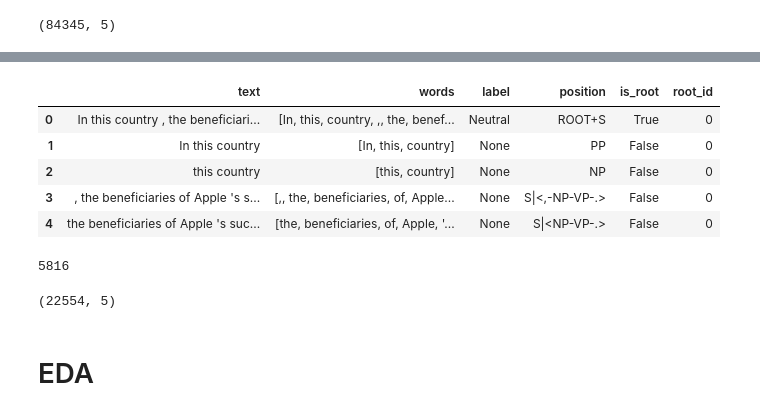
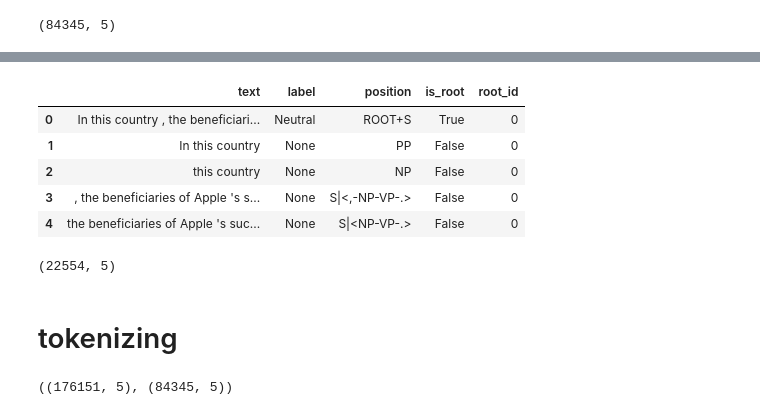
Before and after one commit to alexdauenhauer/Political-Bias-Detection, a Jupyter notebook: prelimDataExploration.ipynb, the cells around one changed output, grey strips where cells are left out. Drawn from its saved outputs; the diff is of its cells as text; code cells hidden in the pictures.

```diff
--- a/prelimDataExploration.ipynb
+++ b/prelimDataExploration.ipynb
@@ -110,7 +110,7 @@ None : the most
 # %% [markdown]
 # Pull data into DataFrame
 # %%
-def readNodes(tree, root_id, treeList, wordList):
+def readNodes(tree, root_id, treeList):
     for node in tree:
         if isinstance(node, treeUtil.nodeObj):
             if hasattr(node, 'label'):
@@ -119,19 +119,23 @@ def readNodes(tree, root_id, treeList, wordList):
                 label = None
             is_root = True if 'root' in node.pos.lower() else False
             text = node.get_words()
-            words = text.split(' ')
-            treeList.append([text, words, label, node.pos, is_root, root_id])
-            wordList.extend(words)
+            treeList.append([text, label, node.pos, is_root, root_id])
+#             words = text.split(' ')
+#             treeList.append([text, words, label, node.pos, is_root, root_id])
+#             wordList.extend(words)
 # %%
 def trees_to_df(trees):
+#     cols = [
+#         'text','words','label','position','is_root','root_id',
+#     ]
     cols = [
-        'text','words','label','position','is_root','root_id',
+        'text','label','position','is_root','root_id',
     ]
     treeList = []
-    wordList = []
+#     wordList = []
     for root_id, tree in enumerate(trees):
-        readNodes(tree, root_id, treeList, wordList)
+        readNodes(tree, root_id, treeList)
     df = pd.DataFrame(treeList, columns=cols)
 
-    return df, set(wordList)
+    return df
 # %%
@@ -173,22 +169,18 @@ conDf.loc[conDf.label != None].shape
 # %%
-neutDf, neutWords = trees_to_df(neutral)
+neutDf = trees_to_df(neutral)
 neutDf.head()
 # %% [output]
-|  | text | words | label | position | is_root | root_id |
-| 0 | In this country , the beneficiari... | [In, this, country, ,, the, benef... | Neutral | ROOT+S | True | 0 |
-| 1 | In this country | [In, this, country] | None | PP | False | 0 |
-| 2 | this country | [this, country] | None | NP | False | 0 |
-| 3 | , the beneficiaries of Apple 's s... | [,, the, beneficiaries, of, Apple... | None | S|<,-NP-VP-.> | False | 0 |
-| 4 | the beneficiaries of Apple 's suc... | [the, beneficiaries, of, Apple, '... | None | S|<NP-VP-.> | False | 0 |
+|  | text | label | position | is_root | root_id |
+| 0 | In this country , the beneficiari... | Neutral | ROOT+S | True | 0 |
+| 1 | In this country | None | PP | False | 0 |
+| 2 | this country | None | NP | False | 0 |
+| 3 | , the beneficiaries of Apple 's s... | None | S|<,-NP-VP-.> | False | 0 |
+| 4 | the beneficiaries of Apple 's suc... | None | S|<NP-VP-.> | False | 0 |
-# %%
-len(neutWords)
-# %% [output]
-5816
 # %%
 neutDf.loc[neutDf.label != None].shape
 # %% [output]
 (22554, 5)
 # %% [markdown]
-# EDA
+# tokenizing
 # %%
 from tensorflow.keras.preprocessing.text import Tokenizer
@@ -196,0 +187,5 @@ t = Tokenizer()
+# %%
+df = libDf.append(conDf).append(neutDf)
+df.shape, libDf.shape
+# %% [output]
+((176151, 5), (84345, 5))
```
Also changed, not shown: parts of 18 cells of this notebook.
